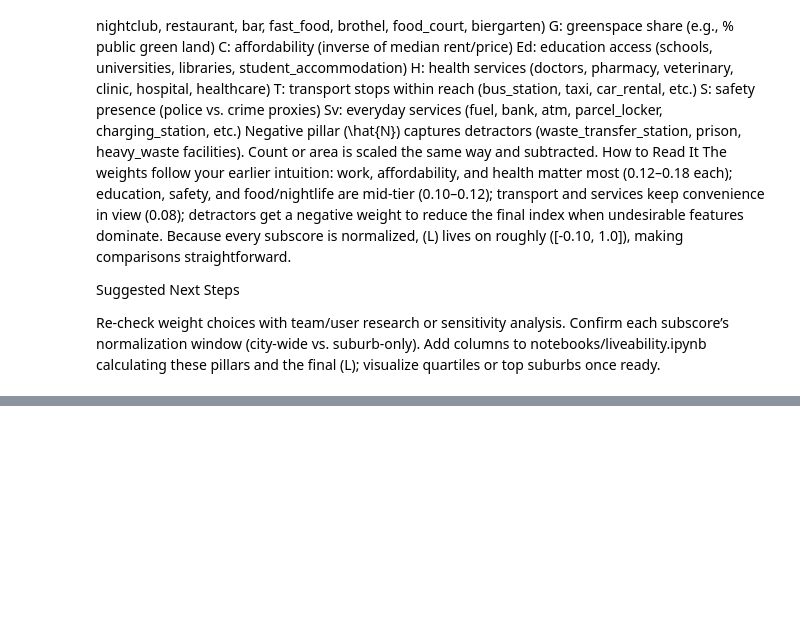
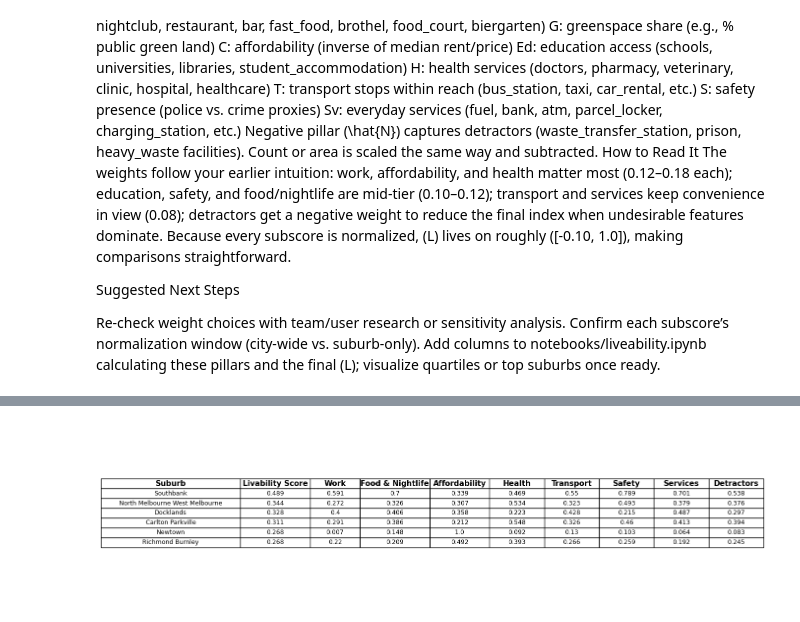
Before and after one commit to jackshee/real-estate-industry-project-public-version, a Jupyter notebook: notebooks/liveability.ipynb, the cells around one changed output, grey strips where cells are left out. Saved outputs shown, nothing was run; the diff lists cells and outputs as text; code cells hidden in the pictures; blank space fills up the shorter version.

```diff
--- a/notebooks/liveability.ipynb
+++ b/notebooks/liveability.ipynb
@@ -894,0 +915,51 @@ Saved to outputs/top6_livability.png
+# %%
+from pathlib import Path
+import matplotlib.pyplot as plt
+
+top6 = (
+    suburb_df.reset_index()
+             .loc[:, ["suburb", "livability_score",
+                      "pillar_w", "pillar_e", "pillar_c", "pillar_h",
+                      "pillar_t", "pillar_s", "pillar_sv", "pillar_n"]]
+             .head(6)
+)
+
+top6["suburb"] = top6["suburb"].str.replace("-", " ").str.title()
+top6 = top6.rename(columns={
+    "suburb": "Suburb",
+    "livability_score": "Livability Score",
+    "pillar_w": "Work",
+    "pillar_e": "Food & Nightlife",
+    "pillar_c": "Affordability",
+    "pillar_h": "Health",
+    "pillar_t": "Transport",
+    "pillar_s": "Safety",
+    "pillar_sv": "Services",
+    "pillar_n": "Detractors",
+})
+
+fig, ax = plt.subplots(figsize=(14, 3.8))  # wider canvas
+ax.axis("off")
+
+col_widths = [0.28, 0.14, 0.10, 0.14, 0.12, 0.11, 0.11, 0.11, 0.11, 0.11]
+table = ax.table(
+    cellText=top6.round(3).values,
+    colLabels=top6.columns,
+    cellLoc="center",
+    loc="center",
+    colWidths=col_widths,
+)
+
+table.auto_set_font_size(False)
+for (row, col), cell in table.get_celld().items():
+    cell.set_fontsize(9 if row else 11)
+    if row == 0:
+        cell.set_text_props(weight="bold")
+
+fig.tight_layout()
+
+out_path = Path("data/curated/rent_features/top6_livability.png")
+out_path.parent.mkdir(parents=True, exist_ok=True)
+fig.savefig(out_path, dpi=300, bbox_inches="tight")
+# %% [output]
+[figure, added]
```
Also changed, not shown: parts of 12 cells of this notebook, 1 other file.
